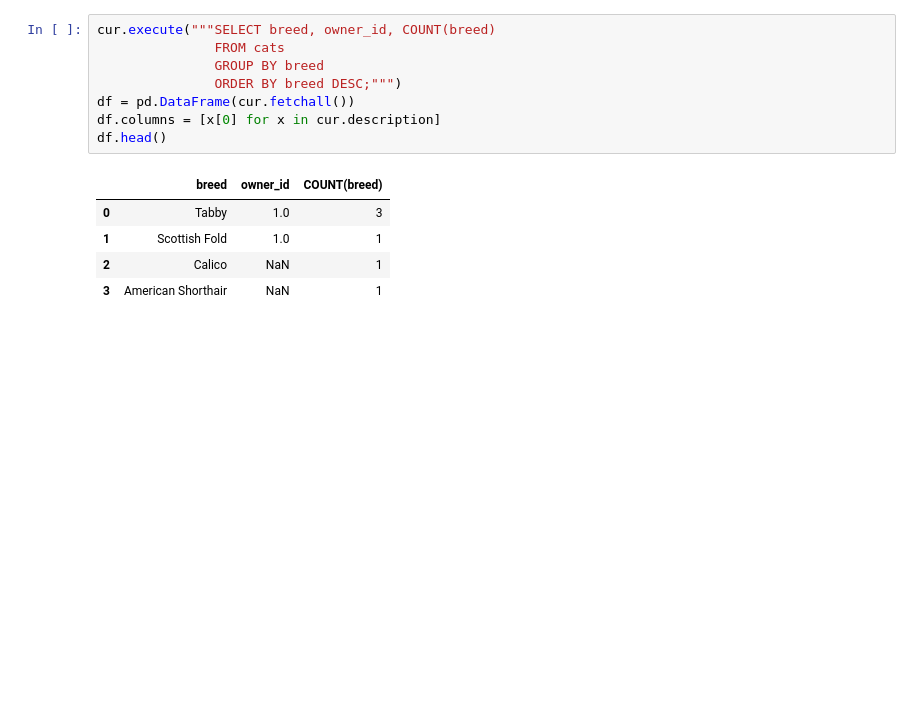
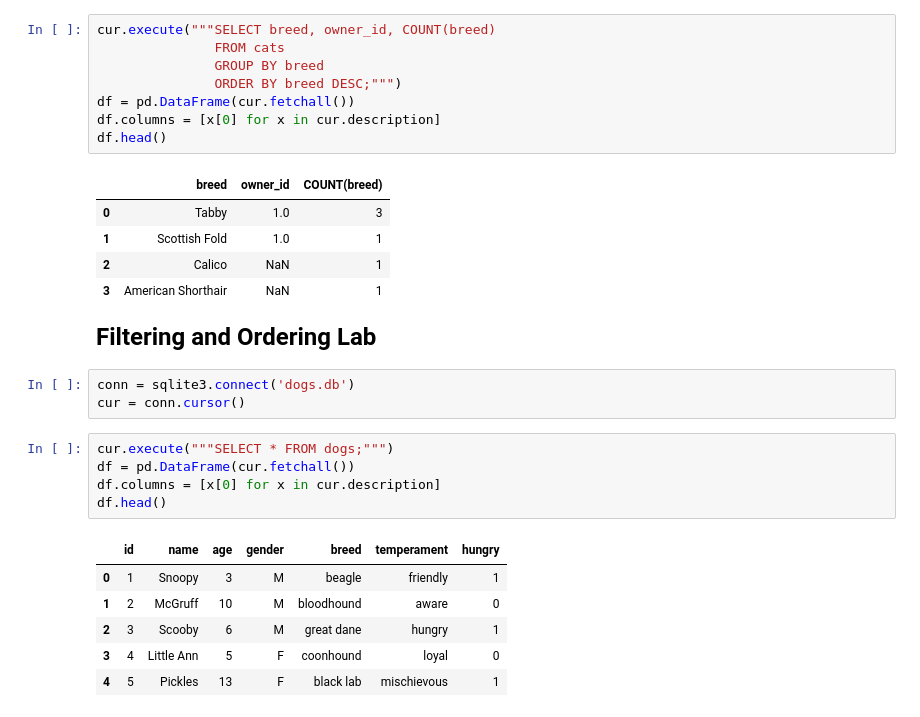
Before and after one commit to JaHerbas/Introduction_to_SQL, a Jupyter notebook: Filtering_and_Ordering_in_SQL.ipynb, the cells around one changed output. Cells and saved outputs as stored; diff of their text form; blank space fills up the shorter version.

```diff
--- a/Filtering_and_Ordering_in_SQL.ipynb
+++ b/Filtering_and_Ordering_in_SQL.ipynb
@@ -110,3 +110,20 @@ df.head()
 | 1 | Scottish Fold | 1.0 | 1 |
 | 2 | Calico | NaN | 1 |
 | 3 | American Shorthair | NaN | 1 |
+# %% [markdown]
+<font size='5'><b>Filtering and Ordering Lab</b><font>
+# %%
+conn = sqlite3.connect('dogs.db')
+cur = conn.cursor()
+# %%
+cur.execute("""SELECT * FROM dogs;""")
+df = pd.DataFrame(cur.fetchall())
+df.columns = [x[0] for x in cur.description]
+df.head()
+# %% [output]
+|  | id | name | age | gender | breed | temperament | hungry |
+| 0 | 1 | Snoopy | 3 | M | beagle | friendly | 1 |
+| 1 | 2 | McGruff | 10 | M | bloodhound | aware | 0 |
+| 2 | 3 | Scooby | 6 | M | great dane | hungry | 1 |
+| 3 | 4 | Little Ann | 5 | F | coonhound | loyal | 0 |
+| 4 | 5 | Pickles | 13 | F | black lab | mischievous | 1 |
```
Also changed, not shown: parts of 8 cells of this notebook.
